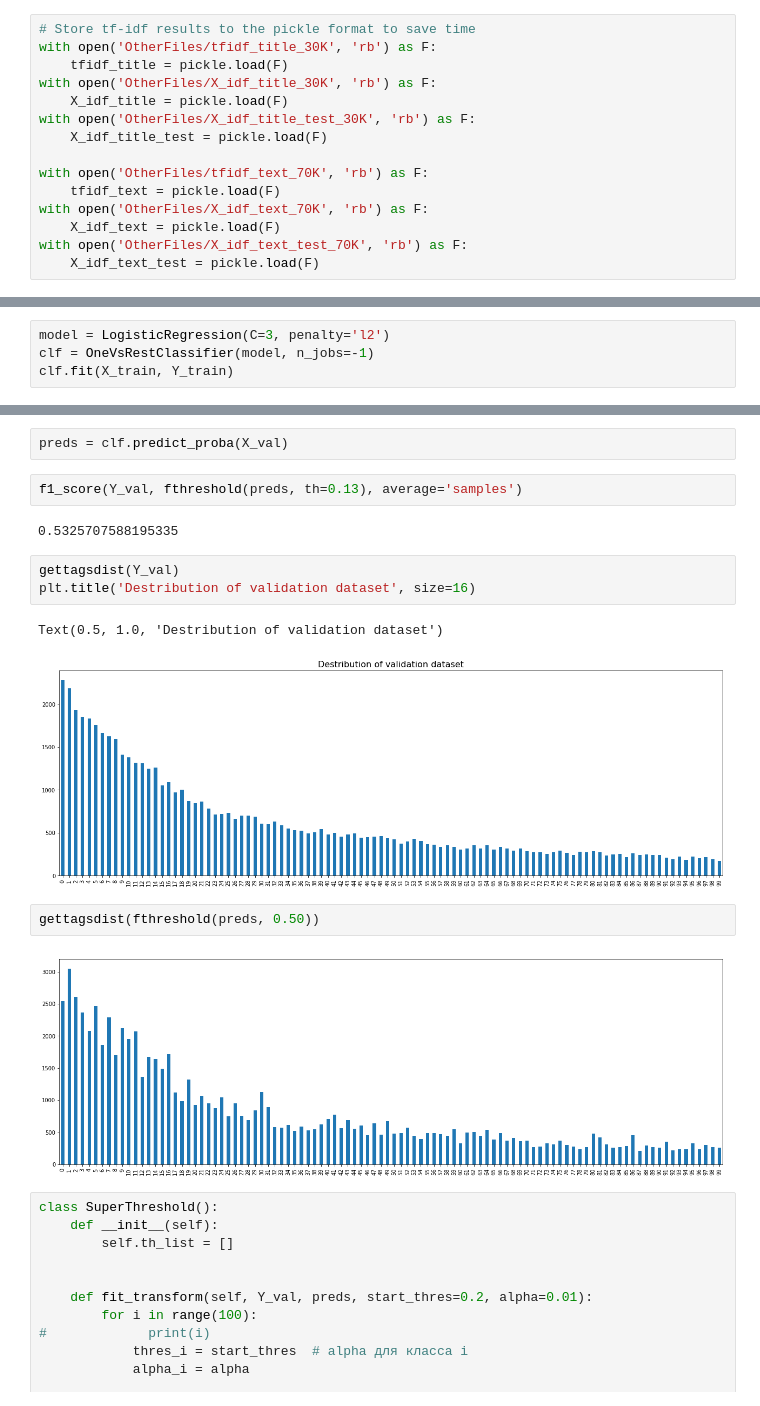
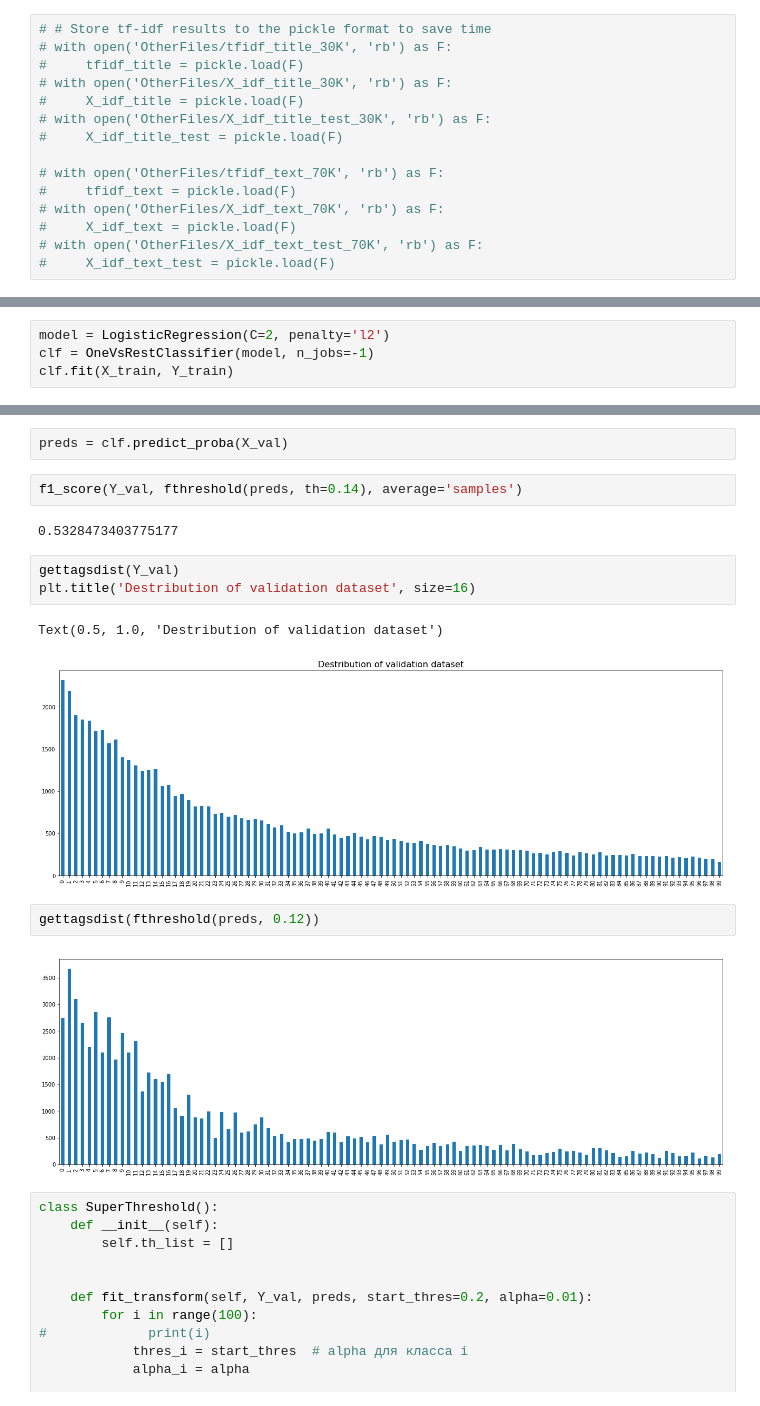
Before and after one commit to Dmitry513/YandexFinal, a Jupyter notebook: Texts multilabel-classification.ipynb, the cells around one changed output, grey strips where cells are left out. Saved outputs shown, nothing was run; the diff lists cells and outputs as text.

```diff
--- a/Texts multilabel-classification.ipynb
+++ b/Texts multilabel-classification.ipynb
@@ -135,20 +144,20 @@ Texts transformed!
 # with open('OtherFiles/X_idf_text_test_70K', 'wb') as F:
 #     pickle.dump(X_idf_text_test, F)
 # %%
-# Store tf-idf results to the pickle format to save time
-with open('OtherFiles/tfidf_title_30K', 'rb') as F:
-    tfidf_title = pickle.load(F)
-with open('OtherFiles/X_idf_title_30K', 'rb') as F:
-    X_idf_title = pickle.load(F)
-with open('OtherFiles/X_idf_title_test_30K', 'rb') as F:
-    X_idf_title_test = pickle.load(F)
+# # Store tf-idf results to the pickle format to save time
+# with open('OtherFiles/tfidf_title_30K', 'rb') as F:
+#     tfidf_title = pickle.load(F)
+# with open('OtherFiles/X_idf_title_30K', 'rb') as F:
+#     X_idf_title = pickle.load(F)
+# with open('OtherFiles/X_idf_title_test_30K', 'rb') as F:
+#     X_idf_title_test = pickle.load(F)
 
-with open('OtherFiles/tfidf_text_70K', 'rb') as F:
-    tfidf_text = pickle.load(F)
-with open('OtherFiles/X_idf_text_70K', 'rb') as F:
-    X_idf_text = pickle.load(F)
-with open('OtherFiles/X_idf_text_test_70K', 'rb') as F:
-    X_idf_text_test = pickle.load(F)
+# with open('OtherFiles/tfidf_text_70K', 'rb') as F:
+#     tfidf_text = pickle.load(F)
+# with open('OtherFiles/X_idf_text_70K', 'rb') as F:
+#     X_idf_text = pickle.load(F)
+# with open('OtherFiles/X_idf_text_test_70K', 'rb') as F:
+#     X_idf_text_test = pickle.load(F)
 # %% [markdown]
 ### Stack features and sparse matrixes
 # %%
@@ -177,7 +186,7 @@ def fthreshold(x, th):
 
 fthreshold = np.vectorize(fthreshold)
 # %%
-model = LogisticRegression(C=3, penalty='l2')
+model = LogisticRegression(C=2, penalty='l2')
 clf = OneVsRestClassifier(model, n_jobs=-1)
 clf.fit(X_train, Y_train)
 # %% [output]
@@ -185,19 +203,19 @@ KeyboardInterrupt:
 # %%
 preds = clf.predict_proba(X_val)
 # %%
-f1_score(Y_val, fthreshold(preds, th=0.13), average='samples')
+f1_score(Y_val, fthreshold(preds, th=0.14), average='samples')
 # %% [output]
-0.5325707588195335
+0.5328473403775177
 # %%
 gettagsdist(Y_val)
 plt.title('Destribution of validation dataset', size=16)
 # %% [output]
 Text(0.5, 1.0, 'Destribution of validation dataset')
-[figure, old version]
+[figure, new version]
 # %%
-gettagsdist(fthreshold(preds, 0.50))
+gettagsdist(fthreshold(preds, 0.12))
 # %% [output]
-[figure, old version]
+[figure, new version]
 # %%
 class SuperThreshold():
     def __init__(self):
```
Also changed, not shown: parts of 7 cells of this notebook.
